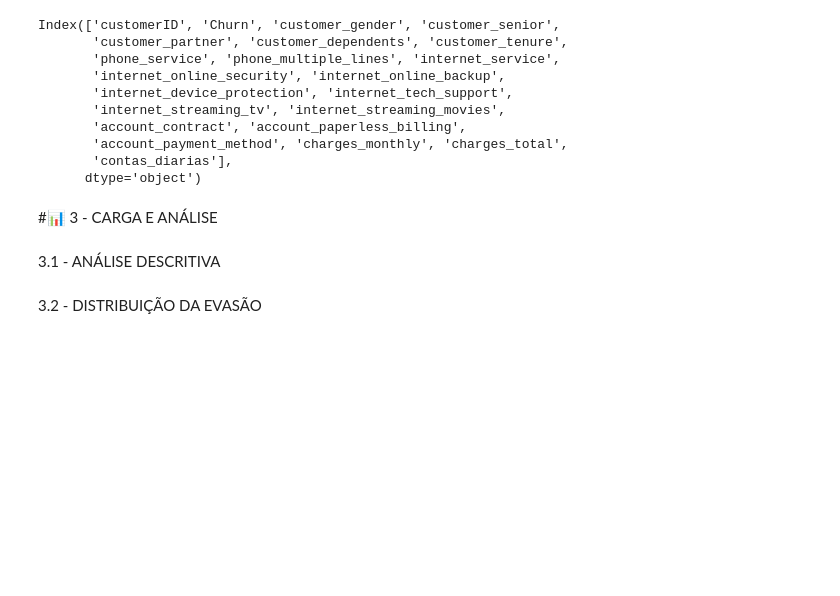
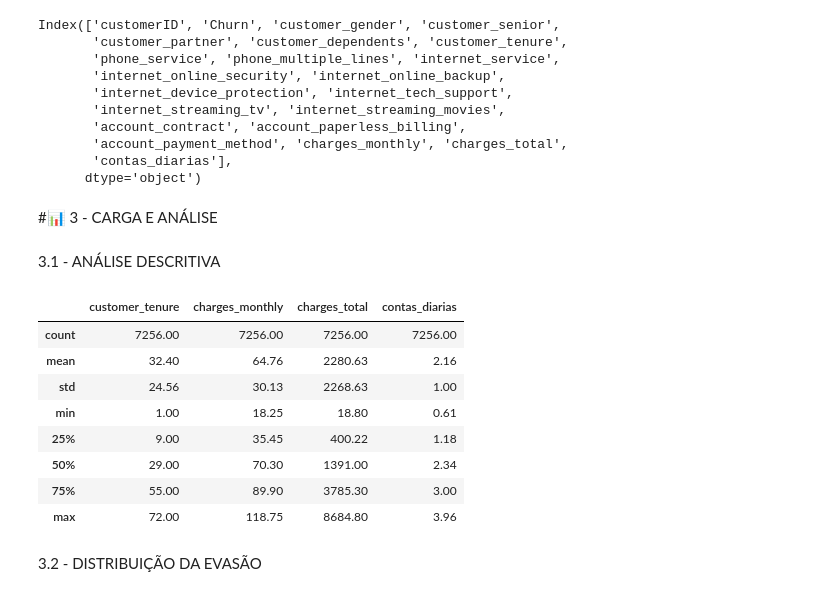
Before and after one commit to jcmaiolo/Challenge-churn-de-clientes, a Jupyter notebook: TelecomX_BR.ipynb, the cells around one changed output. Cells and saved outputs as stored; diff of their text form; code cells hidden in the pictures; blank space fills up the shorter version.

```diff
--- a/TelecomX_BR.ipynb
+++ b/TelecomX_BR.ipynb
@@ -421,5 +426,19 @@ Index(['customerID', 'Churn', 'customer_gender', 'customer_senior',
 #📊 3 - CARGA E ANÁLISE
 # %% [markdown]
 3.1 - ANÁLISE DESCRITIVA
+# %%
+# Análise Descritiva das Variáveis Numéricas
+num_cols = ['customer_tenure', 'charges_monthly', 'charges_total', 'contas_diarias']
+df[num_cols].describe().round(2)
+# %% [output]
+|  | customer_tenure | charges_monthly | charges_total | contas_diarias |
+| count | 7256.00 | 7256.00 | 7256.00 | 7256.00 |
+| mean | 32.40 | 64.76 | 2280.63 | 2.16 |
+| std | 24.56 | 30.13 | 2268.63 | 1.00 |
+| min | 1.00 | 18.25 | 18.80 | 0.61 |
+| 25% | 9.00 | 35.45 | 400.22 | 1.18 |
+| 50% | 29.00 | 70.30 | 1391.00 | 2.34 |
+| 75% | 55.00 | 89.90 | 3785.30 | 3.00 |
+| max | 72.00 | 118.75 | 8684.80 | 3.96 |
 # %% [markdown]
 3.2 - DISTRIBUIÇÃO DA EVASÃO
```
Also changed, not shown: parts of 9 cells of this notebook.
